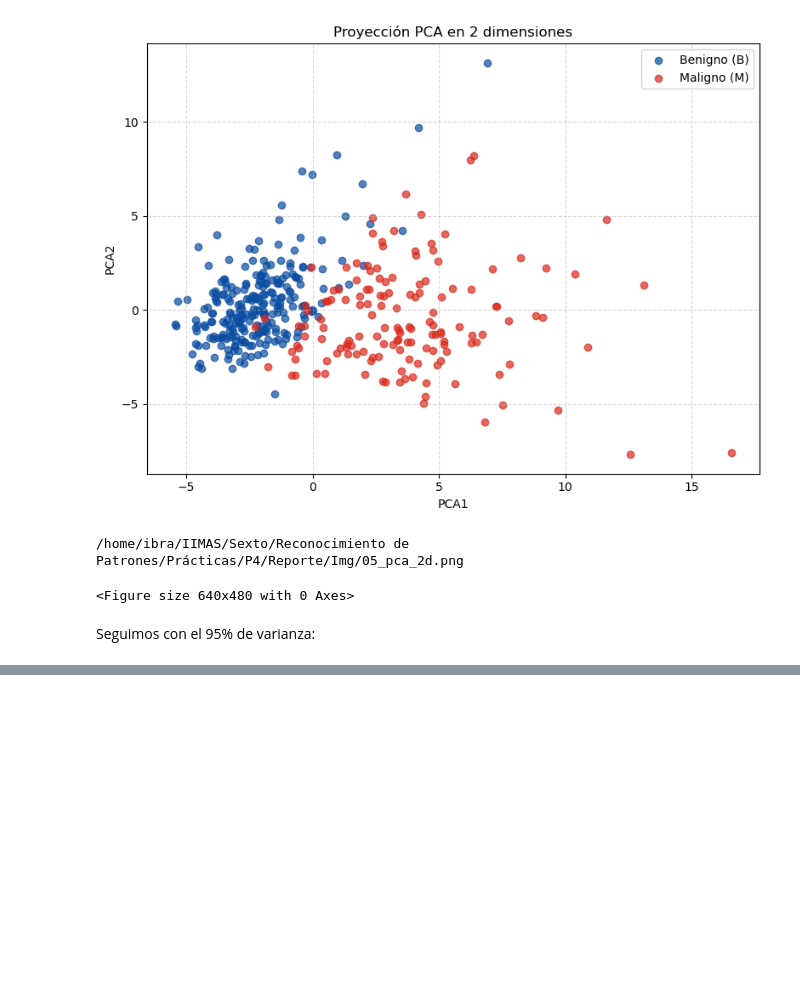
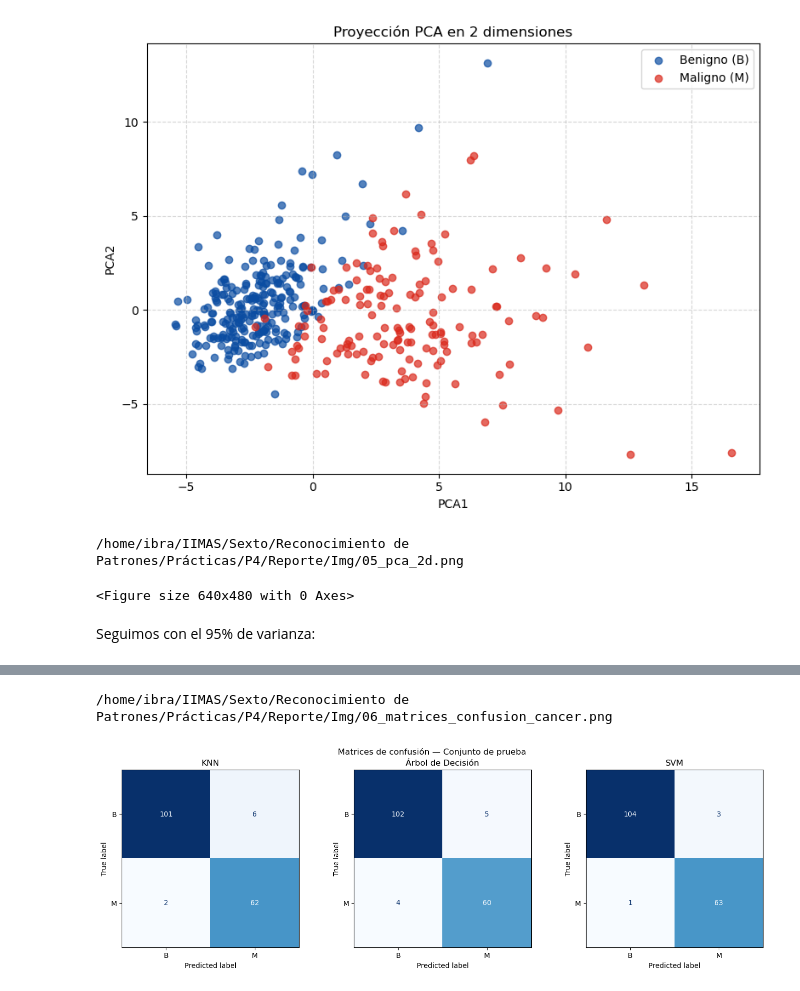
Before and after one commit to Garp02/Reconocimiento-Patrones, a Jupyter notebook: P4/P4.0.ipynb, the cells around one changed output, grey strips where cells are left out. Drawn from its saved outputs; the diff is of its cells as text; code cells hidden in the pictures; blank space fills up the shorter version.

Commit message:
Agrego notebooks de los conjuntos de datos.

```diff
--- a/P4/P4.0.ipynb
+++ b/P4/P4.0.ipynb
@@ -516,0 +579,11 @@ plt.show()
+# %%
+# Grid search con CV de 5 folds optimizando accuracy
+resultados = {}
+
+for nombre, (pipe, grid) in modelos.items():
+
+    gs = GridSearchCV(pipe, grid, cv = 5, scoring = 'accuracy', n_jobs = -1)
+    gs.fit(X_train_smote, y_train_smote)
+    resultados[nombre] = gs
+    print(f'Mejores parámetros: {gs.best_params_}')
+    print(f'Mejor CV accuracy: {gs.best_score_:.4f}\n')
@@ -516,0 +599,16 @@ plt.show()
+# %%
+metricas = []
+
+for nombre, gs in resultados.items():
+
+    y_pred = gs.predict(X_test)
+    metricas.append({
+        'Modelo': nombre,
+        'Accuracy': accuracy_score(y_test, y_pred),
+        'Precision': precision_score(y_test, y_pred, pos_label = 1),
+        'Recall': recall_score(y_test, y_pred, pos_label = 1),
+        'F1': f1_score(y_test, y_pred, pos_label = 1)
+    })
+
+df_metricas = pd.DataFrame(metricas).set_index('Modelo').round(4)
+df_metricas
@@ -516,0 +621,18 @@ plt.show()
+# %%
+fig, axes = plt.subplots(1, 3, figsize = (14, 4.5))
+
+for ax, (nombre, gs) in zip(axes, resultados.items()):
+    y_pred = gs.predict(X_test)
+    cm = confusion_matrix(y_test, y_pred, labels = [0, 1])
+    disp = ConfusionMatrixDisplay(cm, display_labels = ['B', 'M'])
+    disp.plot(ax = ax, cmap = 'Blues', colorbar = False)
+    ax.set_title(nombre)
+    ax.grid(False)
+
+plt.suptitle('Matrices de confusión — Conjunto de prueba')
+plt.tight_layout()
+guardar_figura('06_matrices_confusion_cancer.png')
+plt.show()
+# %% [output]
+/home/ibra/IIMAS/Sexto/Reconocimiento de Patrones/Prácticas/P4/Reporte/Img/06_matrices_confusion_cancer.png
+[figure, added]
```
Also changed, not shown: parts of 26 cells of this notebook, 1 other file.
